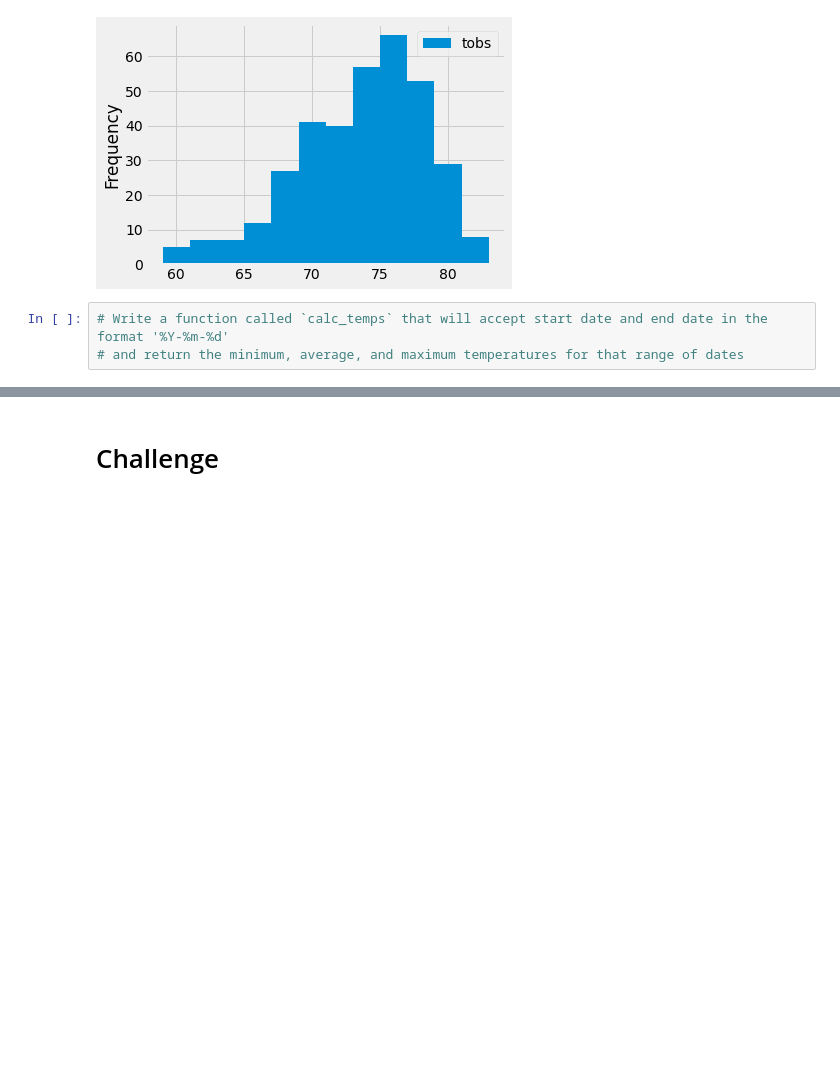
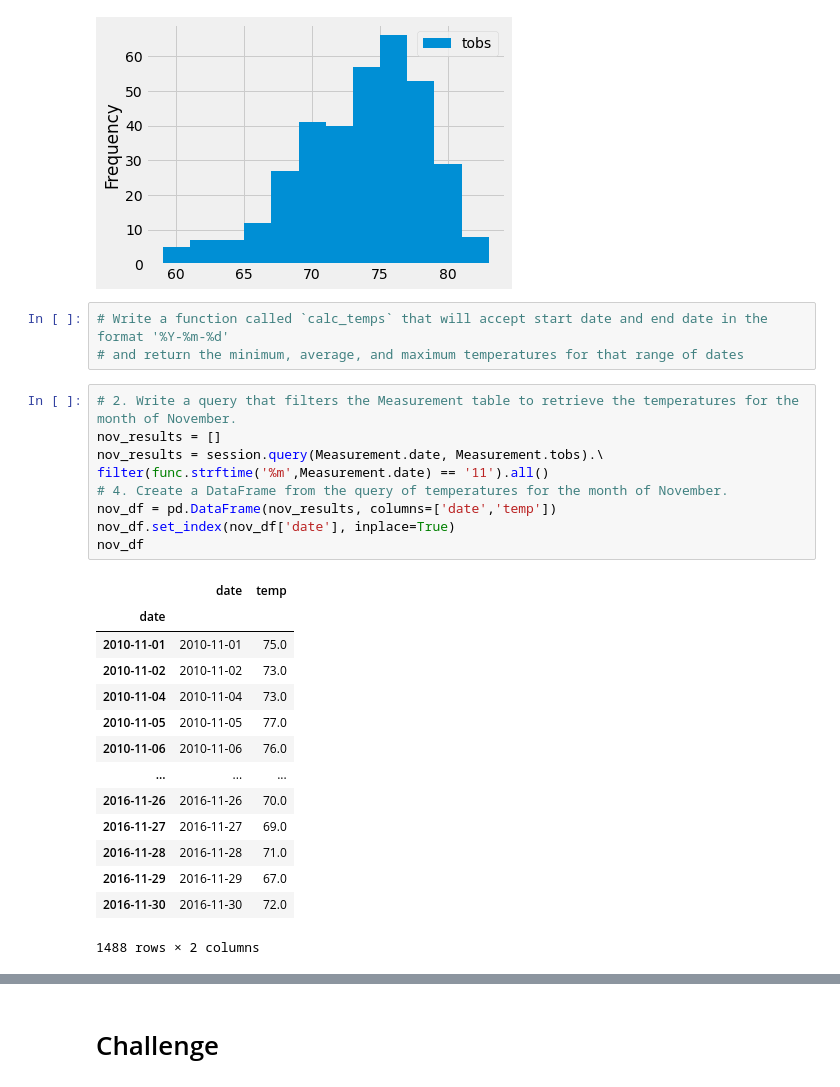
Before and after one commit to MonikaSData/surfs_up, a Jupyter notebook: climate_analysis.ipynb, the cells around one changed output, grey strips where cells are left out. Cells and saved outputs as stored; diff of their text form; blank space fills up the shorter version.

```diff
--- a/climate_analysis.ipynb
+++ b/climate_analysis.ipynb
@@ -152,3 +152,27 @@ plt.tight_layout()
 # %%
 # Write a function called `calc_temps` that will accept start date and end date in the format '%Y-%m-%d'
 # and return the minimum, average, and maximum temperatures for that range of dates
+# %%
+# 2. Write a query that filters the Measurement table to retrieve the temperatures for the month of November.
+nov_results = []
+nov_results = session.query(Measurement.date, Measurement.tobs).\
+filter(func.strftime('%m',Measurement.date) == '11').all()
+# 4. Create a DataFrame from the query of temperatures for the month of November.
+nov_df = pd.DataFrame(nov_results, columns=['date','temp'])
+nov_df.set_index(nov_df['date'], inplace=True)
+nov_df
+# %% [output]
+|  | date | temp |
+| date |  |  |
+| 2010-11-01 | 2010-11-01 | 75.0 |
+| 2010-11-02 | 2010-11-02 | 73.0 |
+| 2010-11-04 | 2010-11-04 | 73.0 |
+| 2010-11-05 | 2010-11-05 | 77.0 |
+| 2010-11-06 | 2010-11-06 | 76.0 |
+| ... | ... | ... |
+| 2016-11-26 | 2016-11-26 | 70.0 |
+| 2016-11-27 | 2016-11-27 | 69.0 |
+| 2016-11-28 | 2016-11-28 | 71.0 |
+| 2016-11-29 | 2016-11-29 | 67.0 |
+| 2016-11-30 | 2016-11-30 | 72.0 |
+1488 rows × 2 columns
```
Also changed, not shown: parts of 1 cell of this notebook, 1 other file.
